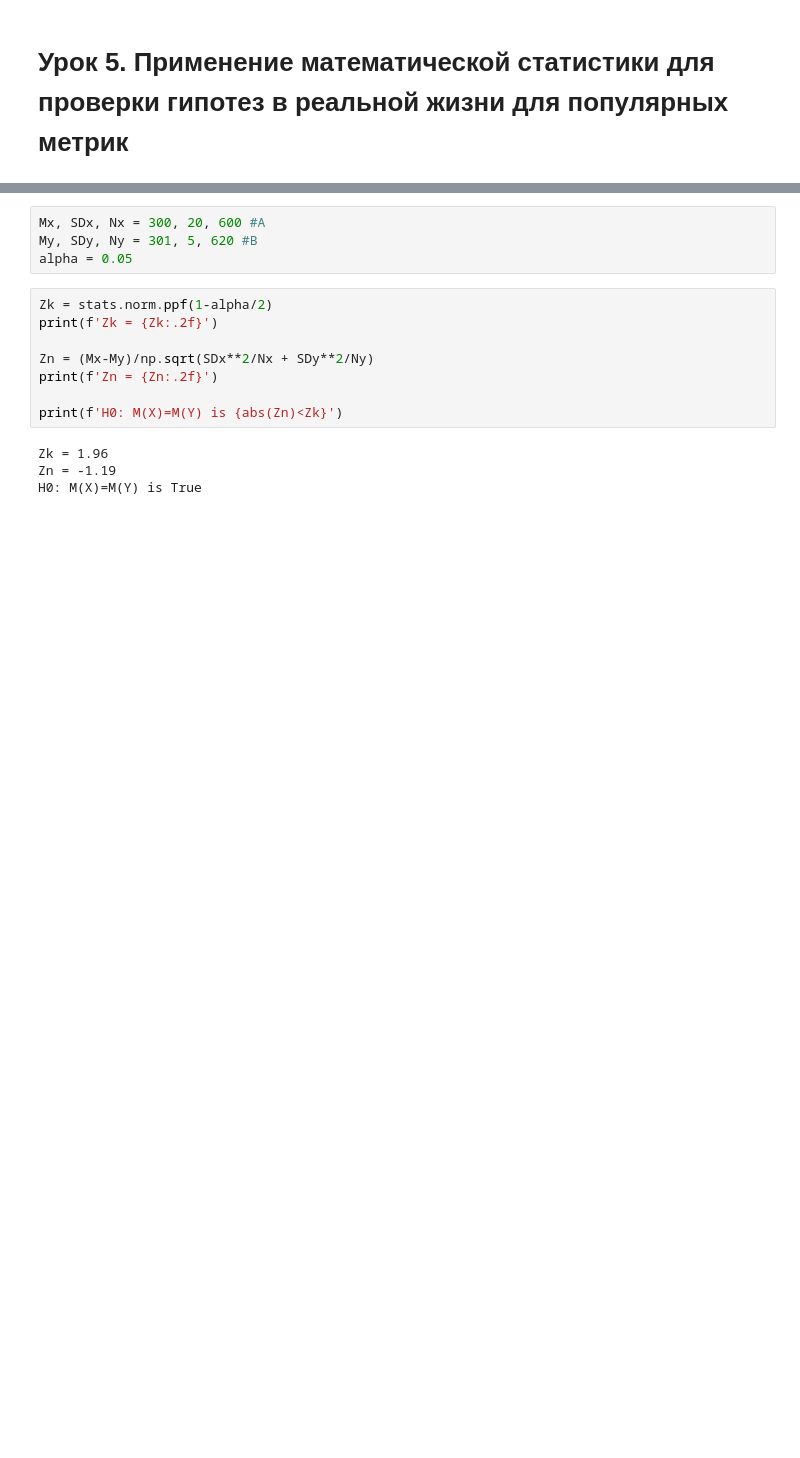
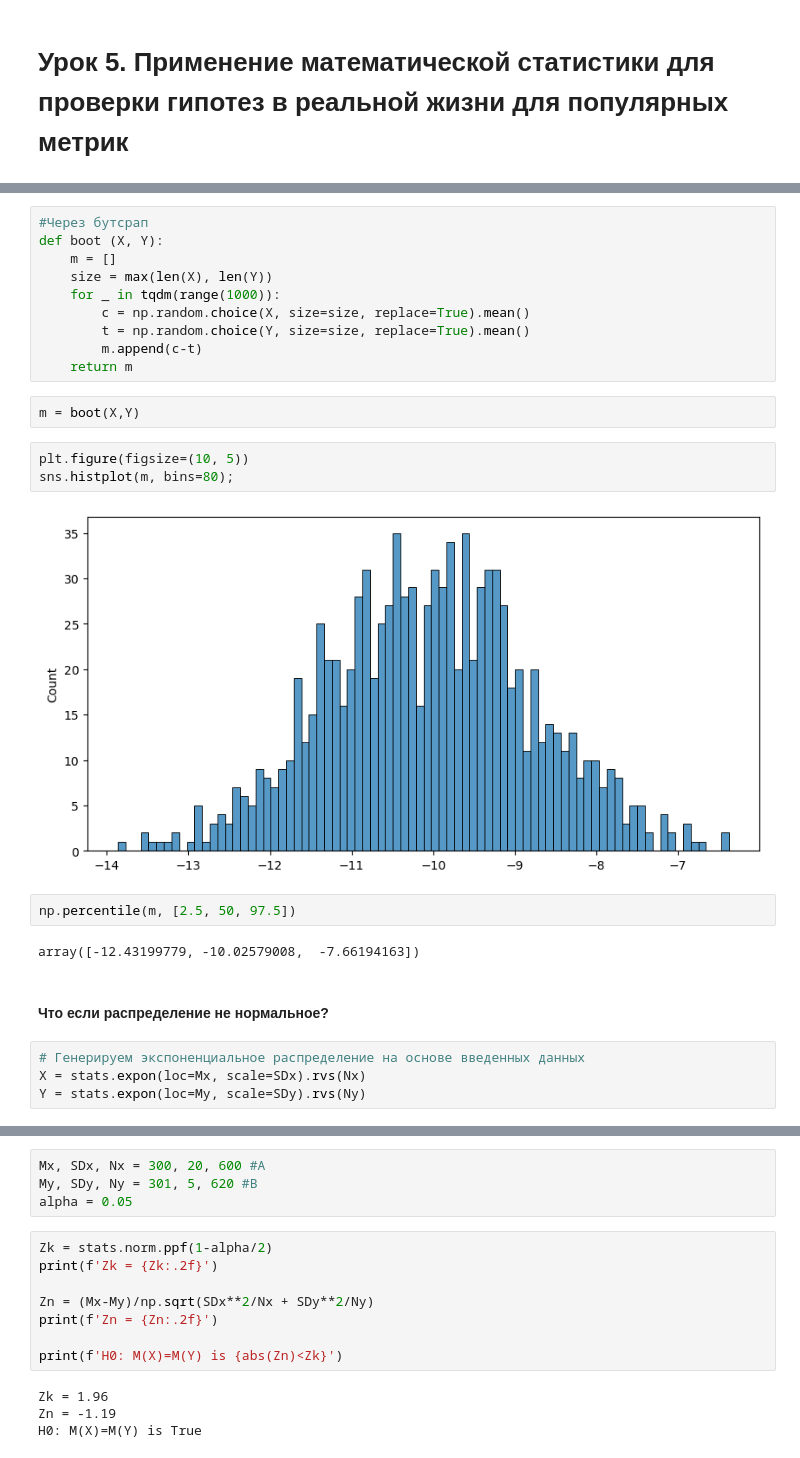
Before and after one commit to TanXmas/gb_StudyCourse_AB-testing, a Jupyter notebook: Lesson05/S05.ipynb, the cells around one changed output, grey strips where cells are left out. Cells and saved outputs as stored; diff of their text form; blank space fills up the shorter version.

```diff
--- a/Lesson05/S05.ipynb
+++ b/Lesson05/S05.ipynb
@@ -39,0 +83,27 @@ H0: M(X)=M(Y) is False
+# %%
+#Через бутсрап
+def boot (X, Y):
+    m = []
+    size = max(len(X), len(Y))
+    for _ in tqdm(range(1000)):
+        c = np.random.choice(X, size=size, replace=True).mean()
+        t = np.random.choice(Y, size=size, replace=True).mean()
+        m.append(c-t)
+    return m
+# %%
+m = boot(X,Y)
+# %%
+plt.figure(figsize=(10, 5))
+sns.histplot(m, bins=80);
+# %% [output]
+[figure, added]
+# %%
+np.percentile(m, [2.5, 50, 97.5])
+# %% [output]
+array([-12.43199779, -10.02579008,  -7.66194163])
+# %% [markdown]
+#### Что если распределение не нормальное?
+# %%
+# Генерируем экспоненциальное распределение на основе введенных данных
+X = stats.expon(loc=Mx, scale=SDx).rvs(Nx)
+Y = stats.expon(loc=My, scale=SDy).rvs(Ny)
```
Also changed, not shown: parts of 31 cells of this notebook, 1 other file.
